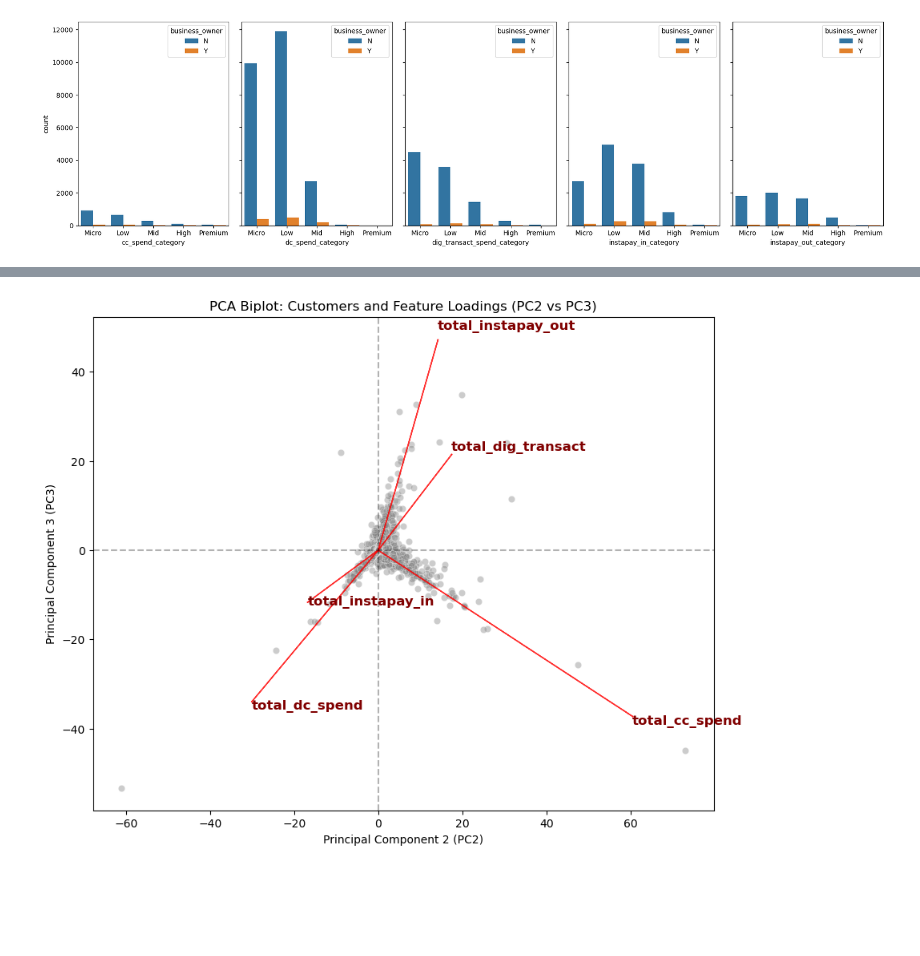
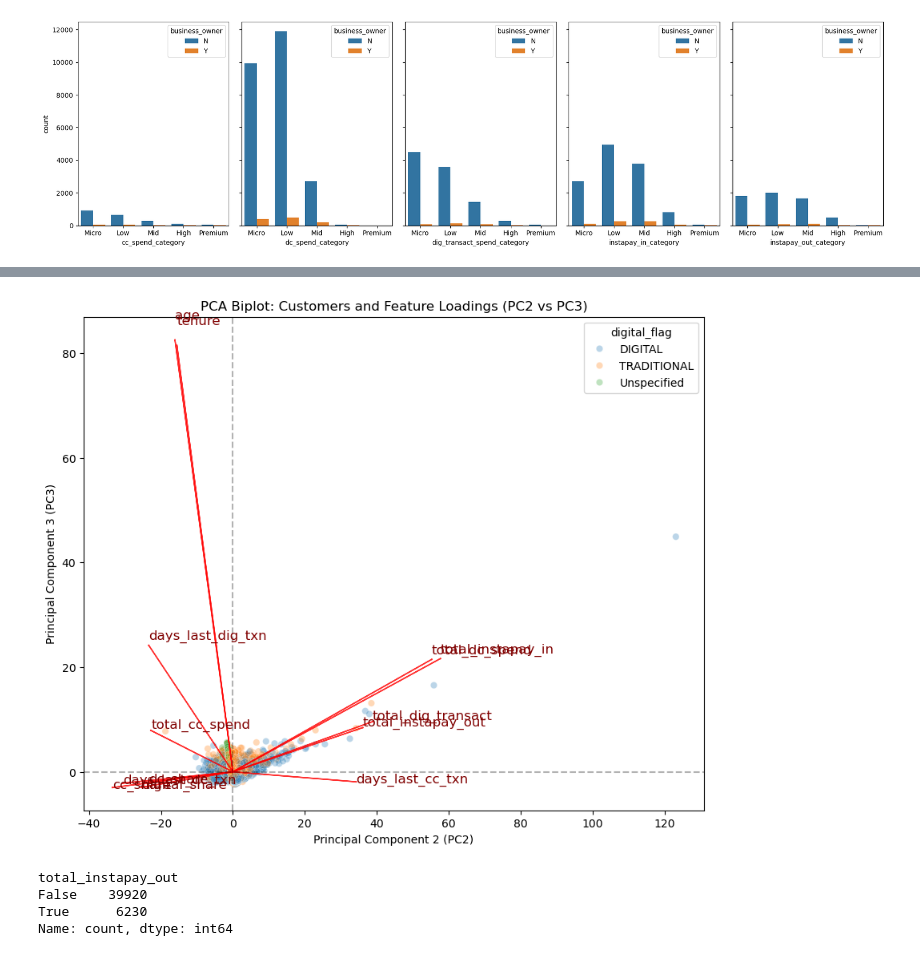
Before and after one commit to drksz/bank-customer-segmentation, a Jupyter notebook: EDA.ipynb, the cells around one changed output, grey strips where cells are left out. Drawn from its saved outputs; the diff is of its cells as text; code cells hidden in the pictures; blank space fills up the shorter version.

```diff
--- a/EDA.ipynb
+++ b/EDA.ipynb
@@ -220,2 +269,11 @@ cust_info_main = merge4.merge(insta_out_agg, how='left', on='cust_num')
 # %%
 cust_info_main = cust_info_main.drop(columns=['segment','subsegment','idv_or_org'])
+# %%
+total_expenditure = ( cust_info_main['total_cc_spend']
+                     + cust_info_main['total_dc_spend']
+                     + cust_info_main['total_dig_transact']
+)
+# %%
+cust_info_main['cc_share'] = cust_info_main['total_cc_spend'] / total_expenditure
+cust_info_main['dc_share'] = cust_info_main['total_dc_spend'] / total_expenditure
+cust_info_main['digital_share'] = cust_info_main['total_dig_transact'] / total_expenditure
@@ -421,9 +496,20 @@ Index(['cust_num', 'province', 'region', 'education', 'age', 'tenure',
       dtype='object')
 # %%
-
-feature_set = ['total_cc_spend','total_dc_spend','total_instapay_in','total_instapay_out','total_dig_transact']
-
-cust_info_main[feature_set] = cust_info_main[feature_set].fillna(0)
-
-cust_features = cust_info_main[feature_set]
+feature_set = [
+    'total_cc_spend',
+    'total_dc_spend',
+    'total_instapay_in',
+    'total_instapay_out',
+    'total_dig_transact',
+    'age',
+    'tenure',
+    'days_last_cc_txn',
+    'days_last_dc_txn',
+    'days_last_dig_txn',
+    'cc_share',
+    'dc_share',
+    'digital_share'
+]
+# %%
+cust_features = cust_info_main.loc[:, feature_set].fillna(0)
 # %%
@@ -500,30 +587,37 @@ loadings.head()
 # %%
 fig, ax = plt.subplots(1, 1, figsize=(10, 8))
 
-sns.scatterplot(data=pca_df, x='PC2', y='PC3', color='grey', alpha=0.4, ax=ax)
+sns.scatterplot(data=pca_df, x='PC2', y='PC3', color='grey', alpha=0.3, ax=ax, hue='digital_flag')
 
 # plot the features/loadings as arrows and annotations
 # max value of PC2 is used to scale the arrows so they are visible over the scatterplot
 scale_factor = pca_df['PC2'].max()
 
 for feature in loadings.index:
     # get the X (PC2) and Y (PC3) coordinates for the feature's arrow
     x_val = loadings.loc[feature, 'PC2'] * scale_factor
     y_val = loadings.loc[feature, 'PC3'] * scale_factor
 
     # draw the arrow starting from the origin (0,0)
     ax.arrow(0, 0, x_val, y_val, color='red', alpha=0.8, width=0.02, head_width=0.15)
 
     # annotate the column name right at the tip of the arrow
-    ax.annotate(feature, (x_val, y_val * 1.05), color='maroon', fontsize=12, weight='bold')
+    ax.annotate(feature, (x_val, y_val * 1.05), color='maroon', fontsize=12)
 
 # clean up the plot and label the axes properly
 ax.set_title('PCA Biplot: Customers and Feature Loadings (PC2 vs PC3)')
 ax.set_xlabel('Principal Component 2 (PC2)')
 ax.set_ylabel('Principal Component 3 (PC3)')
 ax.axhline(0, color='black', linestyle='--', alpha=0.3) # add X-axis line at 0
 ax.axvline(0, color='black', linestyle='--', alpha=0.3) # add Y-axis line at 0
 
 plt.show()
 # %% [output]
-[figure, old version]
+[figure, new version]
+# %%
+cust_info_main['total_instapay_out'].notna().value_counts()
+# %% [output]
+total_instapay_out
+False    39920
+True      6230
+Name: count, dtype: int64
```
Also changed, not shown: parts of 12 cells of this notebook.
